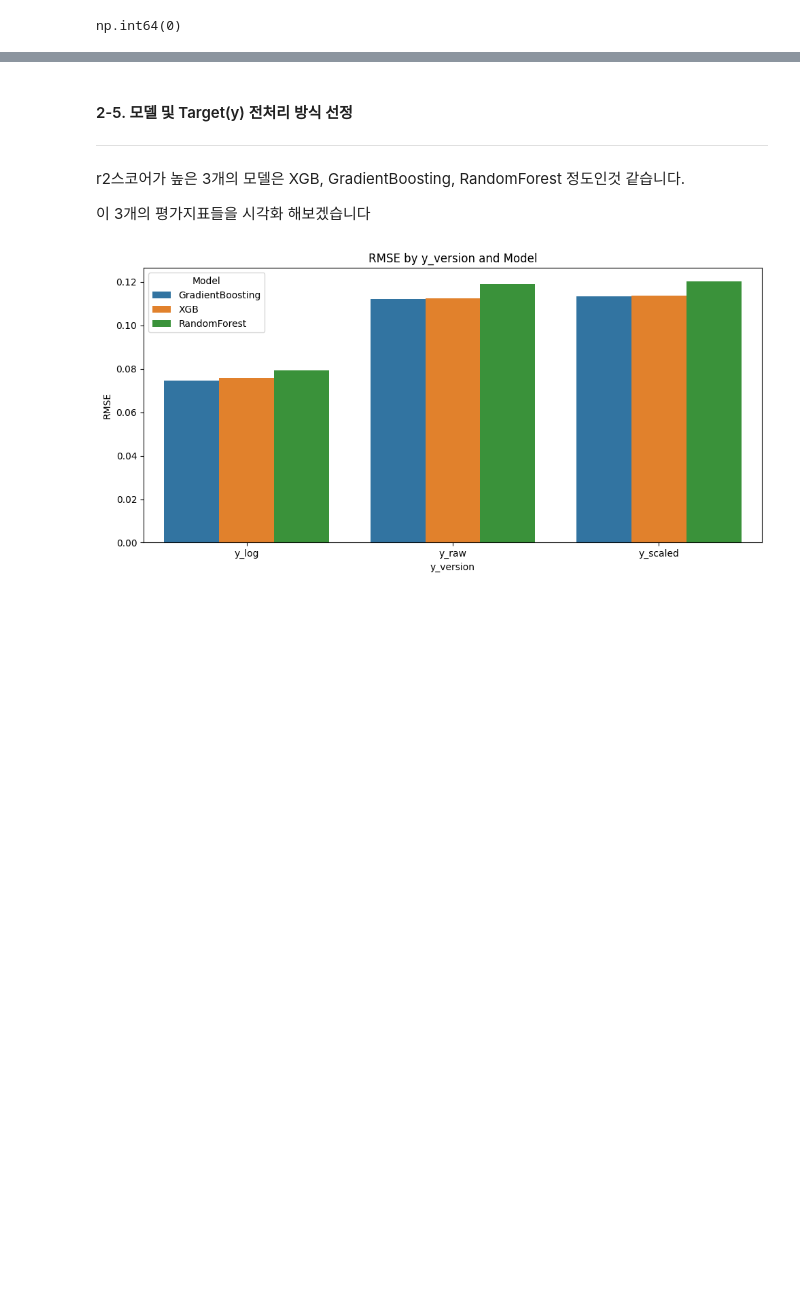
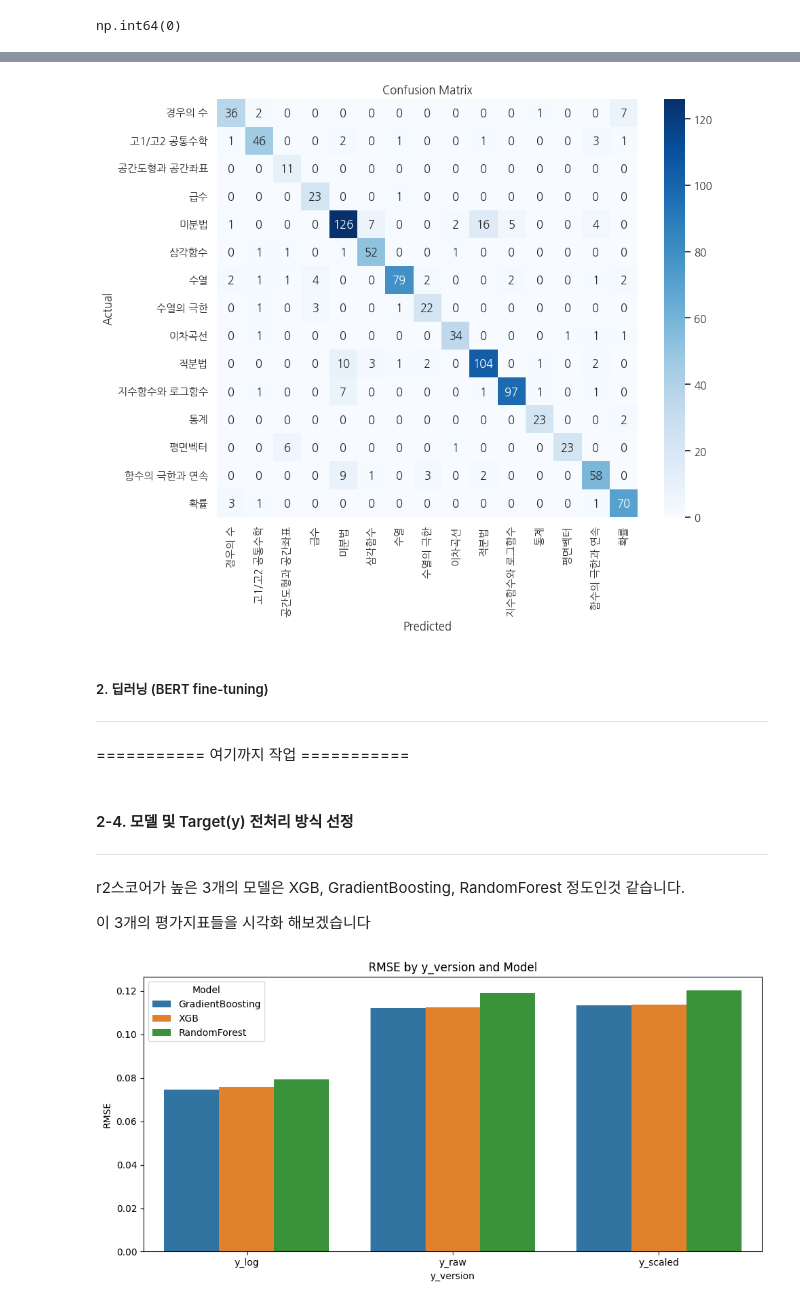
Before and after one commit to sonkeehoon/ED-project, a Jupyter notebook: 05_question_type_classification.ipynb, the cells around one changed output, grey strips where cells are left out. Saved outputs shown, nothing was run; the diff lists cells and outputs as text; code cells hidden in the pictures; blank space fills up the shorter version.

```diff
--- a/05_question_type_classification.ipynb
+++ b/05_question_type_classification.ipynb
@@ -122,3 +117,0 @@ Name: count, Length: 3395, dtype: int64
-# %%
-tmp = tmp.drop_duplicates(subset = ['ocr_text_raw'])
-tmp
@@ -138,0 +147,17 @@ tmp
+# %%
+# 매핑 딕셔너리 정의
+mapping = {
+    '이항분포': '확률',
+    '거듭제곱근': '지수함수와 로그함수',
+    '집합/함수': '고1/고2 공통수학',
+    '무리함수/유리함수': '고1/고2 공통수학',
+    '사인/코사인법칙': '고1/고2 공통수학',
+    '합성함수/역함수': '고1/고2 공통수학',
+    '명제': '고1/고2 공통수학'
+}
+
+# math_category 컬럼 값 변경
+tmp['math_category'] = tmp['math_category'].replace(mapping)
+
+# 결과 확인
+tmp['math_category'].value_counts()
@@ -188,3 +224,0 @@ Name: ocr_text_raw, Length: 3394, dtype: object
-# %%
-y = df.accuracy_rate
-y
@@ -410,0 +263,3 @@ MLP done. RMSE: 0.1266, MAE: 0.0910, R2: 0.7536
+# %%
+y_pred = clf.predict(X_test_tfidf)
+print(classification_report(y_test, y_pred, target_names=le.classes_))
@@ -411,5 +321,27 @@ MLP done. RMSE: 0.1266, MAE: 0.0910, R2: 0.7536
+# %%
+cm = confusion_matrix(y_test, y_pred)
+
+labels = le.classes_  # 히트맵의 x축, y축 인덱스를 labels로 설정
+
+# DataFrame으로 변환
+cm_df = pd.DataFrame(cm, index=le.classes_, columns=labels)
+
+plt.figure(figsize=(10, 8))
+sns.heatmap(cm_df, annot=True, fmt="d", cmap="Blues")
+plt.xlabel("Predicted")
+plt.ylabel("Actual")
+plt.title("Confusion Matrix")
+plt.show()
+# %% [output]
+[figure, added]
+# %% [markdown]
+##### 2. 딥러닝 (BERT fine-tuning)
+
+---
+# %% [markdown]
+=========== 여기까지 작업 ===========
 # %% [markdown]
-<h4 id="contents2-5">2-5. 모델 및 Target(y) 전처리 방식 선정</h4>
+<h4 id="contents2-5">2-4. 모델 및 Target(y) 전처리 방식 선정</h4>
 
 ---
 
```
Also changed, not shown: parts of 25 cells of this notebook, 2 other files.
